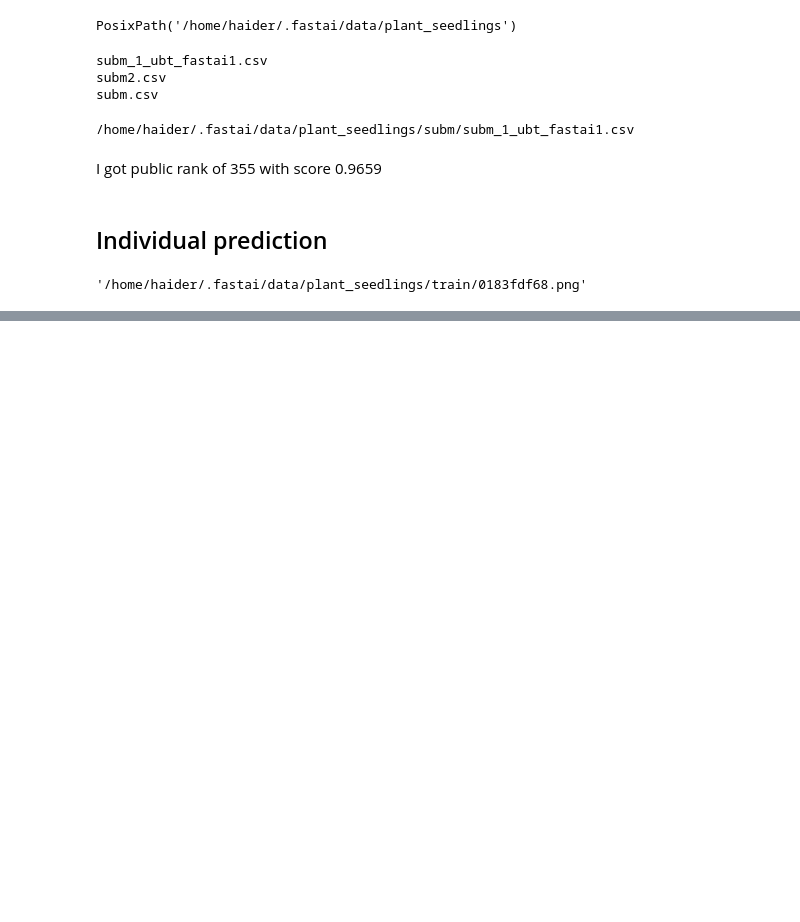
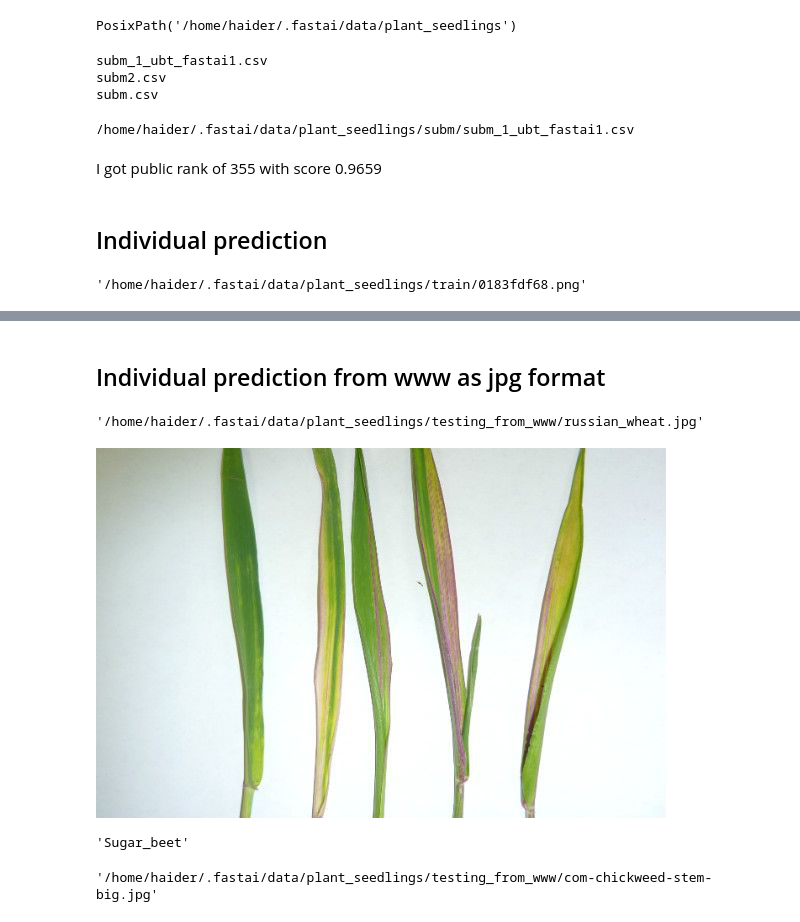
Before and after one commit to hwasiti/fastai-course-v3, a Jupyter notebook: nbs/dl1/Haider-ubt-plant_seedling_port_from_f0.7.ipynb, the cells around one changed output, grey strips where cells are left out. Saved outputs shown, nothing was run; the diff lists cells and outputs as text; code cells hidden in the pictures; blank space fills up the shorter version.

Commit message:
finishe the plant seedling porting to fastai v1

```diff
--- a/nbs/dl1/Haider-ubt-plant_seedling_port_from_f0.7.ipynb
+++ b/nbs/dl1/Haider-ubt-plant_seedling_port_from_f0.7.ipynb
@@ -472,0 +508,22 @@ NameError: name 'tfms_from_model' is not defined
+# %% [markdown]
+## Individual prediction from www as jpg format
+# %%
+fn = '/home/haider/.fastai/data/plant_seedlings/testing_from_www/russian_wheat.jpg'
+fn
+# %% [output]
+'/home/haider/.fastai/data/plant_seedlings/testing_from_www/russian_wheat.jpg'
+# %%
+img = open_image(fn)
+img
+# %% [output]
+[figure, added]
+# %%
+pred_class,pred_idx,outputs = learn.predict(img)
+pred_class
+# %% [output]
+'Sugar_beet'
+# %%
+fn = '/home/haider/.fastai/data/plant_seedlings/testing_from_www/com-chickweed-stem-big.jpg'
+fn
+# %% [output]
+'/home/haider/.fastai/data/plant_seedlings/testing_from_www/com-chickweed-stem-big.jpg'
```
Also changed, not shown: parts of 20 cells of this notebook, 1 other file.
